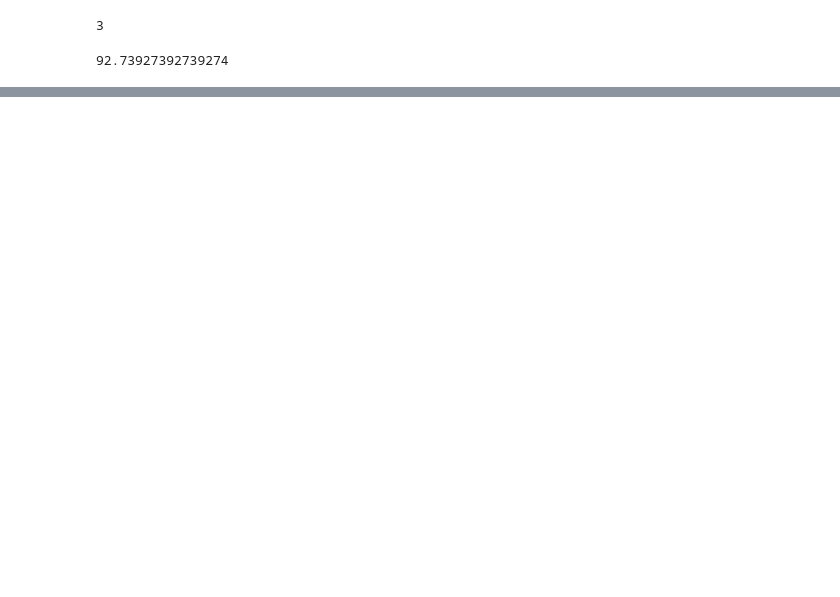
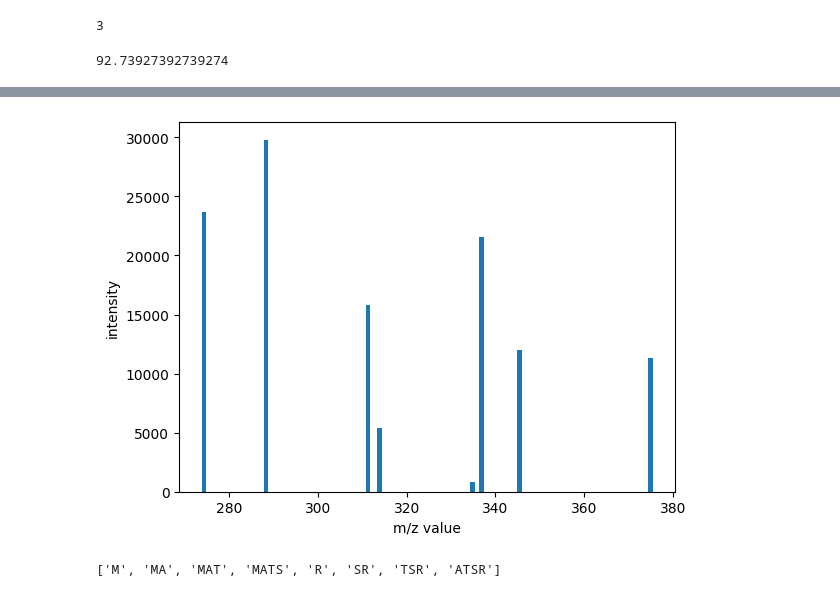
Before and after one commit to finn-qu/proteosim, a Jupyter notebook: tutorials/ms_experiment_final.ipynb, the cells around one changed output, grey strips where cells are left out. Saved outputs shown, nothing was run; the diff lists cells and outputs as text; code cells hidden in the pictures; blank space fills up the shorter version.

```diff
--- a/tutorials/ms_experiment_final.ipynb
+++ b/tutorials/ms_experiment_final.ipynb
@@ -35,0 +33,12 @@ retention_times = ps.predict
+# %%
+mol_mass_collection = ps.calculate_mol_mass_collection(selected_peptides, ps.amino_acid_mass_dalton)
+mz_collection = ps.calculate_mz_collection(mol_mass_collection, charge=2)
+
+ps.plot_spectrum(mz_collection.values())
+
+sample_peptide = "MATSR"
+fragments = ps.fragment_peptide(sample_peptide)
+fragments
+# %% [output]
+[figure, added]
+['M', 'MA', 'MAT', 'MATS', 'R', 'SR', 'TSR', 'ATSR']
```
Also changed, not shown: parts of 2 cells of this notebook, 3 other files.
